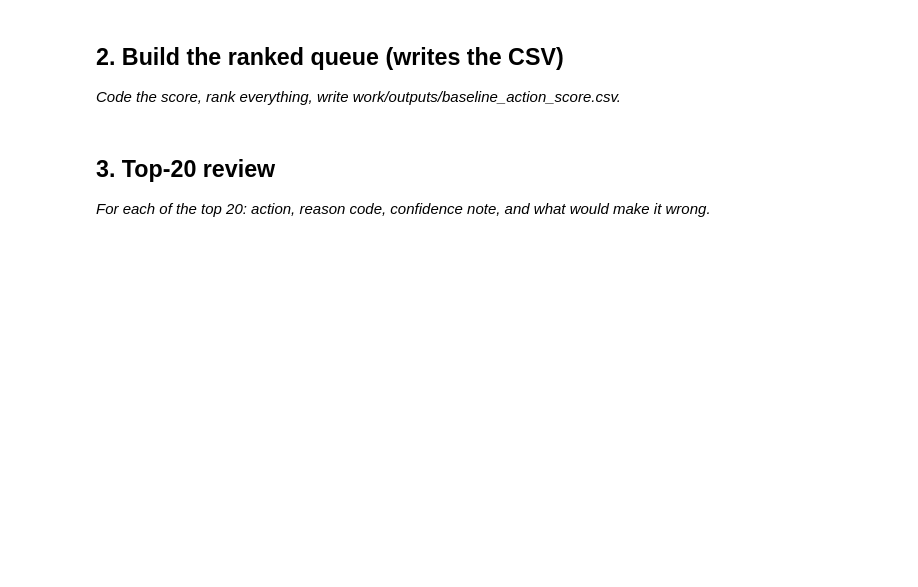
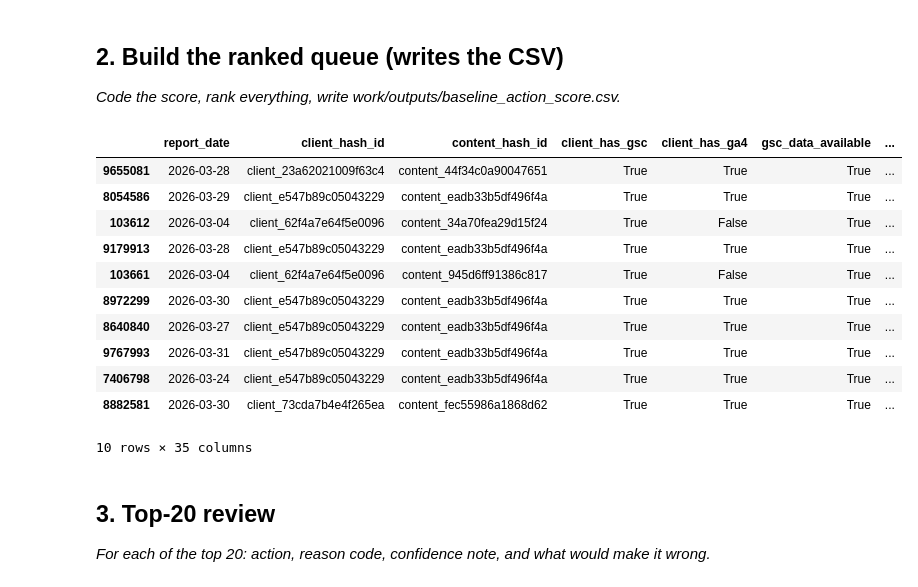
Before and after one commit to hapepaAhmed/my-capstone-project, a Jupyter notebook: work/notebooks/w04_baseline_score.ipynb, the cells around one changed output. Saved outputs shown, nothing was run; the diff lists cells and outputs as text; code cells hidden in the pictures; blank space fills up the shorter version.

```diff
--- a/work/notebooks/w04_baseline_score.ipynb
+++ b/work/notebooks/w04_baseline_score.ipynb
@@ -23,3 +73,61 @@ This skeleton is yours to fill. Work the sections **in order** — each one has
+# %%
+# Make a copy
+baseline = df.copy()
+
+# Normalize the signals (0-1 scale)
+baseline["impressions_norm"] = (
+    baseline["gsc_impressions"] - baseline["gsc_impressions"].min()
+) / (
+    baseline["gsc_impressions"].max() - baseline["gsc_impressions"].min()
+)
+
+baseline["position_norm"] = (
+    baseline["gsc_avg_position"] - baseline["gsc_avg_position"].min()
+) / (
+    baseline["gsc_avg_position"].max() - baseline["gsc_avg_position"].min()
+)
+
+# Higher impressions + worse position = higher priority
+baseline["baseline_score"] = (
+    baseline["impressions_norm"] * 0.6 +
+    baseline["position_norm"] * 0.4
+)
+
+# Reason code
+baseline["reason_code"] = np.where(
+    (baseline["gsc_impressions"] >= baseline["gsc_impressions"].median()) &
+    (baseline["gsc_avg_position"] > baseline["gsc_avg_position"].median()),
+    "HIGH_IMPRESSIONS_LOW_RANK",
+    "LOW_PRIORITY"
+)
+
+# Action label
+baseline["action"] = np.where(
+    baseline["reason_code"] == "HIGH_IMPRESSIONS_LOW_RANK",
+    "Optimize Content",
+    "Monitor"
+)
+
+# Rank pages
+baseline = baseline.sort_values(
+    by="baseline_score",
+    ascending=False
+)
+
+baseline.head(10)
+# %% [output]
+|  | report_date | client_hash_id | content_hash_id | client_has_gsc | client_has_ga4 | gsc_data_available | ... |
+| 9655081 | 2026-03-28 | client_23a62021009f63c4 | content_44f34c0a90047651 | True | True | True | ... |
+| 8054586 | 2026-03-29 | client_e547b89c05043229 | content_eadb33b5df496f4a | True | True | True | ... |
+| 103612 | 2026-03-04 | client_62f4a7e64f5e0096 | content_34a70fea29d15f24 | True | False | True | ... |
+| 9179913 | 2026-03-28 | client_e547b89c05043229 | content_eadb33b5df496f4a | True | True | True | ... |
+| 103661 | 2026-03-04 | client_62f4a7e64f5e0096 | content_945d6ff91386c817 | True | False | True | ... |
+| 8972299 | 2026-03-30 | client_e547b89c05043229 | content_eadb33b5df496f4a | True | True | True | ... |
+| 8640840 | 2026-03-27 | client_e547b89c05043229 | content_eadb33b5df496f4a | True | True | True | ... |
+| 9767993 | 2026-03-31 | client_e547b89c05043229 | content_eadb33b5df496f4a | True | True | True | ... |
+| 7406798 | 2026-03-24 | client_e547b89c05043229 | content_eadb33b5df496f4a | True | True | True | ... |
+| 8882581 | 2026-03-30 | client_73cda7b4e4f265ea | content_fec55986a1868d62 | True | True | True | ... |
+10 rows × 35 columns
 # %% [markdown]
 ## 3. Top-20 review
 
```
Also changed, not shown: parts of 15 cells of this notebook.
